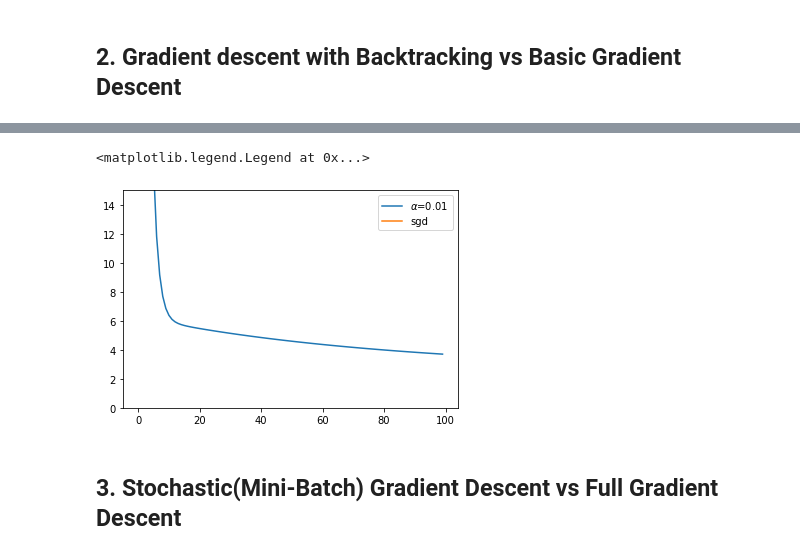
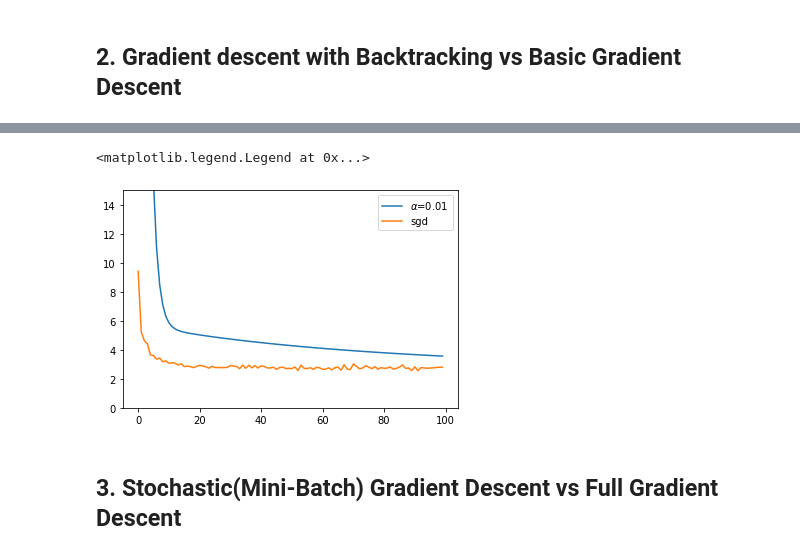
Before and after one commit to lookbackjh/MLstudy, a Jupyter notebook: Gradient Descent/test.ipynb, the cells around one changed output, grey strips where cells are left out. Drawn from its saved outputs; the diff is of its cells as text; code cells hidden in the pictures.

```diff
--- a/Gradient Descent/test.ipynb
+++ b/Gradient Descent/test.ipynb
@@ -54,17 +53,17 @@ plt.legend()
 # %%
 g_theta_hist,g_loss_hist,_ =gradDescent(X_train,y_train,alpha=0.05,num_iter=100,backtracking=False)
 
 batchsize=[10,25,50]
 plt.ylim(0,15)
 index=np.arange(0,100,1)
 
 plt.plot(index,g_loss_hist[0:100],label=r"$\alpha$={}".format(0.01))
-b_loss_hist,b_theta_hist= minibatchgradDescent(X_train,y_train,batchsize=1,alpha=0.05,num_iter=100) ##setting batchsize=1-> SGD
+b_loss_hist,b_theta_hist= minibatchgradDescent(X_train,y_train,batchsize=1,alpha=0.01,num_iter=100) ##setting batchsize=1-> SGD
 plt.plot(index,np.mean(b_loss_hist,axis=1),label=r"sgd")
 plt.legend()
 # %% [output]
 <matplotlib.legend.Legend at 0x...>
-[figure, old version]
+[figure, new version]
 # %% [markdown]
 ## 3. Stochastic(Mini-Batch) Gradient Descent vs Full Gradient Descent
 # %%
```
Also changed, not shown: parts of 5 cells of this notebook, 3 other files.
